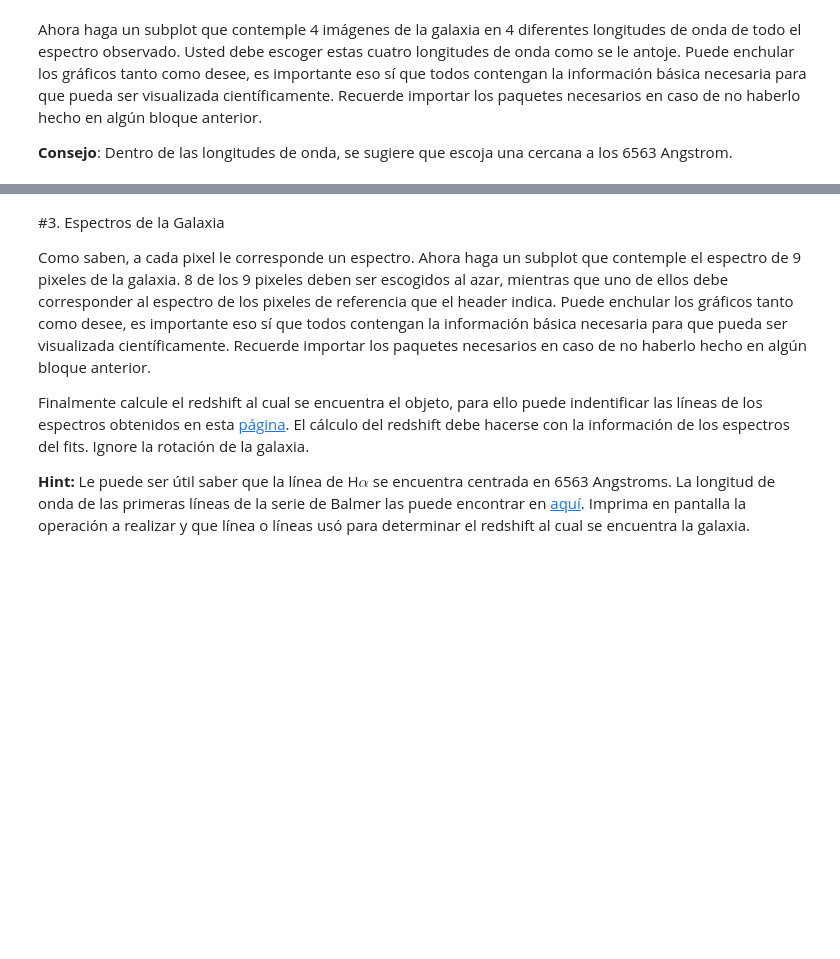
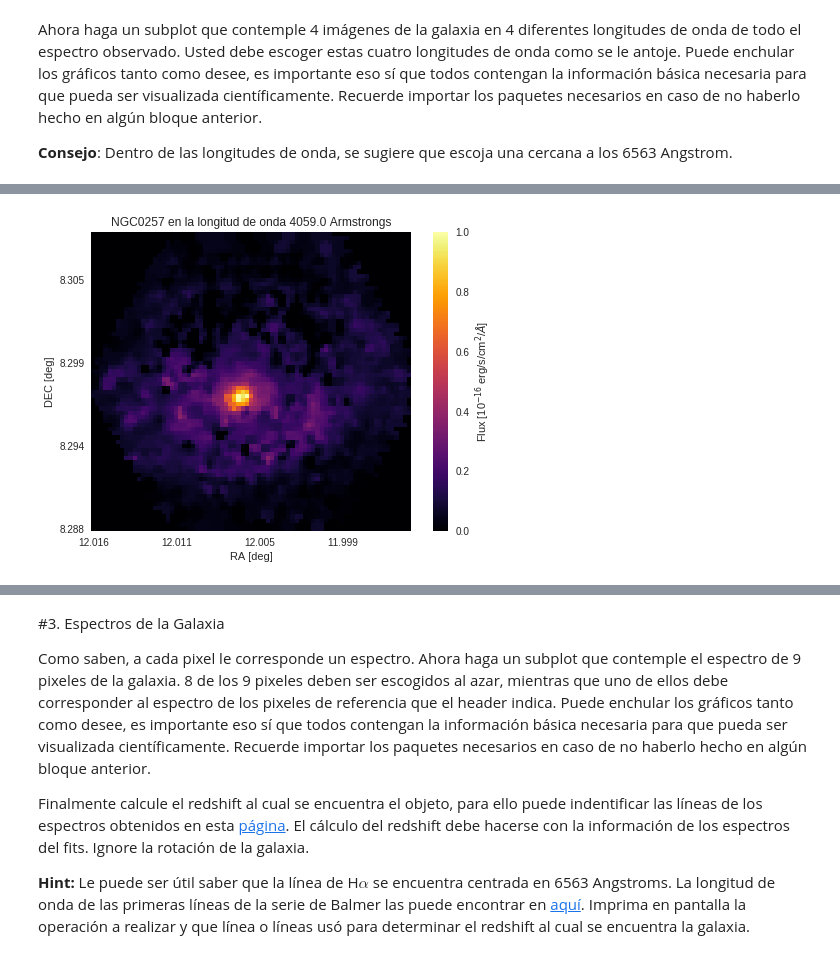
Before and after one commit to DiegoRomanCortes/minitarea4, a Jupyter notebook: minitarea4.ipynb, the cells around one changed output, grey strips where cells are left out. Cells and saved outputs as stored; diff of their text form; code cells hidden in the pictures; blank space fills up the shorter version.

```diff
--- a/minitarea4.ipynb
+++ b/minitarea4.ipynb
@@ -70,3 +70,86 @@ NAXIS : 77  72  1877
 Ahora haga un subplot que contemple 4 imágenes de la galaxia en 4 diferentes longitudes de onda de todo el espectro observado. Usted debe escoger estas cuatro longitudes de onda como se le antoje. Puede enchular los gráficos tanto como desee, es importante eso sí que todos contengan la información básica necesaria para que pueda ser visualizada científicamente. Recuerde importar los paquetes necesarios en caso de no haberlo hecho en algún bloque anterior.
 
 **Consejo**: Dentro de las longitudes de onda, se sugiere que escoja una cercana a los 6563 Angstrom.
+# %%
+data = hdu.data
+
+#Revisar bien los ejes X e Y, hacer que sean variables físicas, ra y dec.
+
+units = header['HIERARCH PIPE UNITS']
+
+print('Valor 1 en el pixel de referencia = ', header['CRVAL1']) #valor inicial de la RA en el pixel de referencia
+print('Valor 2 en el pixel de referencia = ', header['CRVAL2']) #valor inicial de la DEC en el pixel de referencia
+print('Valor 3 en el pixel de referencia = ', header['CRVAL3'] )#valor inicial de la longitud de onda en el pixel de referencia
+
+print('Pixel de referencia para variable 1 = ', header['CRPIX1'] )#pixel de referencia para la RA inicial
+print('Pixel de referencia para variable 2 = ', header['CRPIX2'] )#pixel de referencia para la DEC inicial
+print('Pixel de referencia para variable 3 = ', header['CRPIX3'] )#pixel de referencia para la longitud de onda inicial
+
+print('Step para variable 1 = ', header['CD1_1'] )#step o paso en deg entre cada pixel para la RA
+print('Step para variable 2 = ', header['CD2_2'] )#step o paso en deg entre cada pixel para la DEC
+print('Step para variable 3 = ', header['CD3_3'] )#step o paso en deg entre cada pixel para la Longitud de onda
+
+delt1 = np.arange(0,header['NAXIS1']) - (header['CRPIX1']-1)
+step1 = delt1*header['CD1_1']
+ra = step1 + header['CRVAL1']
+
+delt2 = np.arange(0,header['NAXIS2']) - (header['CRPIX2']-1)
+step2 = delt2*header['CD2_2']
+dec = step2 + header['CRVAL2']
+
+delt3 = np.arange(0,header['NAXIS3'])
+step3 = delt3*header['CD3_3']
+lo = step3 + header['CRVAL3']
+
+
+r=[np.random.randint(0,len(data-1)/4),np.random.randint(len(data-1)/4,len(data-1)/2), \
+   np.random.randint(len(data-1)/2,3*len(data-1)/4),np.random.randint(3*len(data-1)/4,len(data-1))]
+
+plt.imshow(data[r[0]],cmap='inferno',origin='lower',vmin=0,vmax=1)
+plt.xticks((0,20,40,60),(round(ra[0],3),round(ra[20],3),round(ra[40],3),round(ra[60],3))) #xticks, tupla con numeros originales, tupla con nuevos digitos
+plt.yticks((0,20,40,60),(round(dec[0],3),round(dec[20],3),round(dec[40],3),round(dec[60],3))) #yticks, tupla con numeros originales, tupla con nuevos digitos
+plt.xlabel('RA [deg]')
+plt.ylabel('DEC [deg]')
+plt.grid(b=None) #Esto para quitar las lineas de la imagen
+cb = plt.colorbar()
+#cb.set_label(units)
+cb.set_label('Flux [10$^{-16}$ erg/s/cm$^2$/$\AA$]')
+plt.title('NGC0257 en la longitud de onda '+str(lo[r[0]])+' Armstrongs')
+plt.show()
+
+plt.imshow(data[r[1]],cmap='inferno',origin='lower',vmin=0,vmax=1)
+plt.xticks((0,20,40,60),(round(ra[0],3),round(ra[20],3),round(ra[40],3),round(ra[60],3))) #xticks, tupla con numeros originales, tupla con nuevos digitos
+plt.yticks((0,20,40,60),(round(dec[0],3),round(dec[20],3),round(dec[40],3),round(dec[60],3))) #yticks, tupla con numeros originales, tupla con nuevos digitos
+plt.xlabel('RA [deg]')
+plt.ylabel('DEC [deg]')
+plt.grid(b=None) #Esto para quitar las lineas de la imagen
+cb = plt.colorbar()
+#cb.set_label(units)
+cb.set_label('Flux [10$^{-16}$ erg/s/cm$^2$/$\AA$]')
+plt.title('NGC0257 en la longitud de onda '+str(lo[r[1]])+' Armstrongs')
+plt.show()
+
+plt.imshow(data[r[2]],cmap='inferno',origin='lower',vmin=0,vmax=1)
+plt.xticks((0,20,40,60),(round(ra[0],3),round(ra[20],3),round(ra[40],3),round(ra[60],3))) #xticks, tupla con numeros originales, tupla con nuevos digitos
+plt.yticks((0,20,40,60),(round(dec[0],3),round(dec[20],3),round(dec[40],3),round(dec[60],3))) #yticks, tupla con numeros originales, tupla con nuevos digitos
+plt.xlabel('RA [deg]')
+plt.ylabel('DEC [deg]')
+plt.grid(b=None) #Esto para quitar las lineas de la imagen
+cb = plt.colorbar()
+#cb.set_label(units)
+cb.set_label('Flux [10$^{-16}$ erg/s/cm$^2$/$\AA$]')
+plt.title('NGC0257 en la longitud de onda '+str(lo[r[2]])+' Armstrongs')
+plt.show()
+
+plt.imshow(data[r[3]],cmap='inferno',origin='lower',vmin=0,vmax=1)
+plt.xticks((0,20,40,60),(round(ra[0],3),round(ra[20],3),round(ra[40],3),round(ra[60],3))) #xticks, tupla con numeros originales, tupla con nuevos digitos
+plt.yticks((0,20,40,60),(round(dec[0],3),round(dec[20],3),round(dec[40],3),round(dec[60],3))) #yticks, tupla con numeros originales, tupla con nuevos digitos
+plt.xlabel('RA [deg]')
+plt.ylabel('DEC [deg]')
+plt.grid(b=None) #Esto para quitar las lineas de la imagen
+cb = plt.colorbar()
+#cb.set_label(units)
+cb.set_label('Flux [10$^{-16}$ erg/s/cm$^2$/$\AA$]')
+plt.title('NGC0257 en la longitud de onda '+str(lo[r[3]])+' Armstrongs')
+plt.show()
+# %% [output]
@@ -72,0 +165 @@ Ahora haga un subplot que contemple 4 imágenes de la galaxia en 4 diferentes lo
+[figure, added]
```
Also changed, not shown: parts of 1 cell of this notebook.
